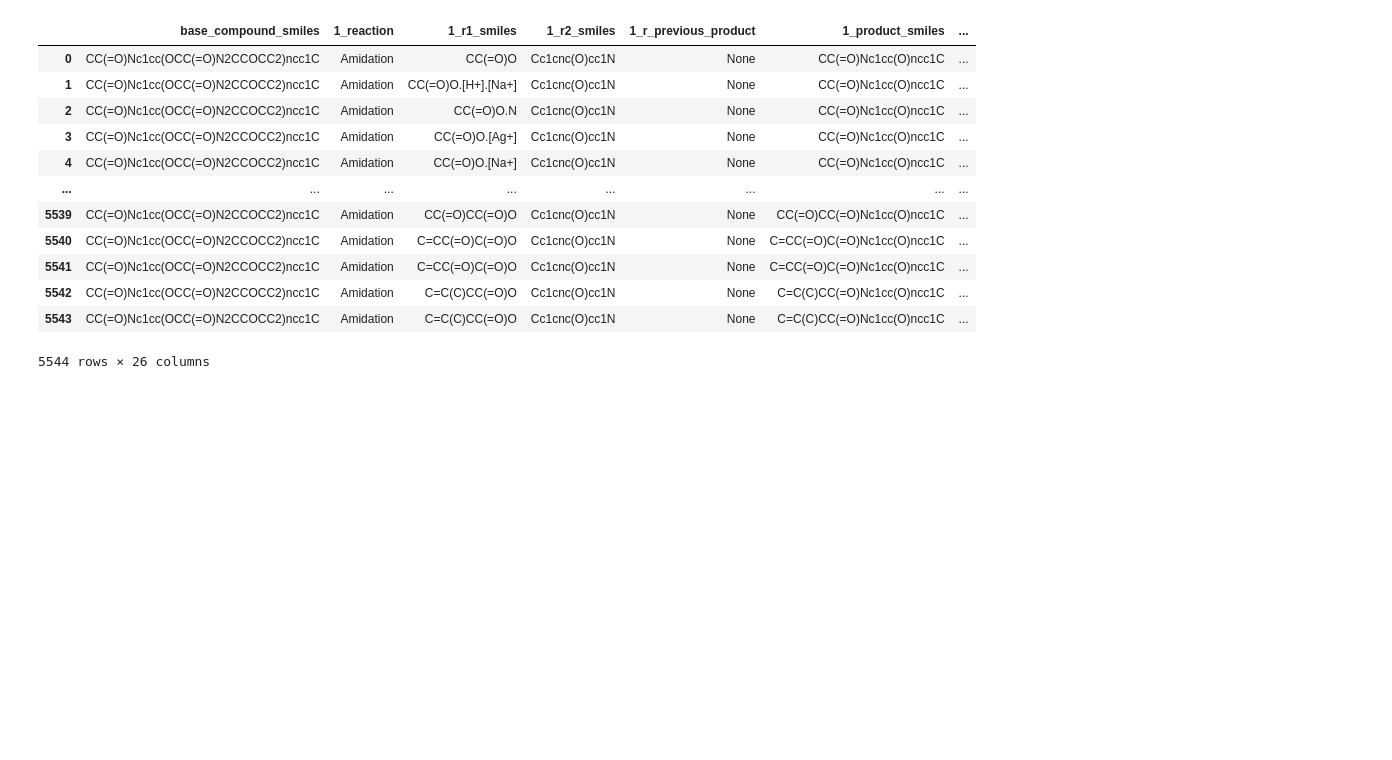
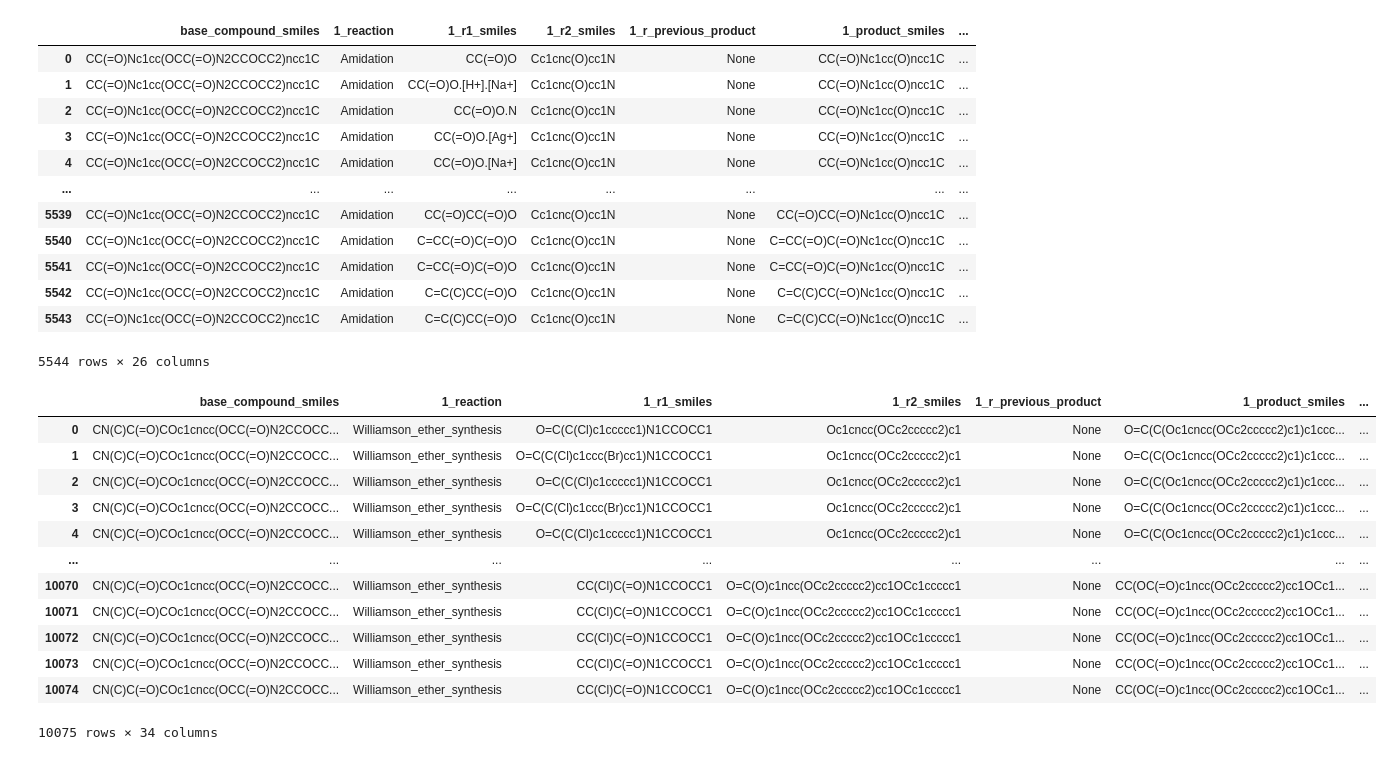
Before and after one commit to kate-fie/EV-A71-2A-syndirella-run, a Jupyter notebook: placements_april8/look_at_to_hippo.ipynb, the cells around one changed output. Drawn from its saved outputs; the diff is of its cells as text; code cells hidden in the pictures; blank space fills up the shorter version.

Commit message:
running repeat placements

```diff
--- a/placements_april8/look_at_to_hippo.ipynb
+++ b/placements_april8/look_at_to_hippo.ipynb
@@ -96,3 +96,20 @@ df
 | 5542 | CC(=O)Nc1cc(OCC(=O)N2CCOCC2)ncc1C | Amidation | C=C(C)CC(=O)O | Cc1cnc(O)cc1N | None | C=C(C)CC(=O)Nc1cc(O)ncc1C | ... |
 | 5543 | CC(=O)Nc1cc(OCC(=O)N2CCOCC2)ncc1C | Amidation | C=C(C)CC(=O)O | Cc1cnc(O)cc1N | None | C=C(C)CC(=O)Nc1cc(O)ncc1C | ... |
 5544 rows × 26 columns
+# %%
+df = pd.read_pickle('/Users/kate_fieseler/PycharmProjects/EV-A71-2A-syndirella-run/placements_april8/VQRSSBXPBMCVSS-UHFFFAOYSA-N_6TZ25m_to_hippo.pkl.gz')
+df
+# %% [output]
+|  | base_compound_smiles | 1_reaction | 1_r1_smiles | 1_r2_smiles | 1_r_previous_product | 1_product_smiles | ... |
+| 0 | CN(C)C(=O)COc1cncc(OCC(=O)N2CCOCC... | Williamson_ether_synthesis | O=C(C(Cl)c1ccccc1)N1CCOCC1 | Oc1cncc(OCc2ccccc2)c1 | None | O=C(C(Oc1cncc(OCc2ccccc2)c1)c1ccc... | ... |
+| 1 | CN(C)C(=O)COc1cncc(OCC(=O)N2CCOCC... | Williamson_ether_synthesis | O=C(C(Cl)c1ccc(Br)cc1)N1CCOCC1 | Oc1cncc(OCc2ccccc2)c1 | None | O=C(C(Oc1cncc(OCc2ccccc2)c1)c1ccc... | ... |
+| 2 | CN(C)C(=O)COc1cncc(OCC(=O)N2CCOCC... | Williamson_ether_synthesis | O=C(C(Cl)c1ccccc1)N1CCOCC1 | Oc1cncc(OCc2ccccc2)c1 | None | O=C(C(Oc1cncc(OCc2ccccc2)c1)c1ccc... | ... |
+| 3 | CN(C)C(=O)COc1cncc(OCC(=O)N2CCOCC... | Williamson_ether_synthesis | O=C(C(Cl)c1ccc(Br)cc1)N1CCOCC1 | Oc1cncc(OCc2ccccc2)c1 | None | O=C(C(Oc1cncc(OCc2ccccc2)c1)c1ccc... | ... |
+| 4 | CN(C)C(=O)COc1cncc(OCC(=O)N2CCOCC... | Williamson_ether_synthesis | O=C(C(Cl)c1ccccc1)N1CCOCC1 | Oc1cncc(OCc2ccccc2)c1 | None | O=C(C(Oc1cncc(OCc2ccccc2)c1)c1ccc... | ... |
+| ... | ... | ... | ... | ... | ... | ... | ... |
+| 10070 | CN(C)C(=O)COc1cncc(OCC(=O)N2CCOCC... | Williamson_ether_synthesis | CC(Cl)C(=O)N1CCOCC1 | O=C(O)c1ncc(OCc2ccccc2)cc1OCc1ccccc1 | None | CC(OC(=O)c1ncc(OCc2ccccc2)cc1OCc1... | ... |
+| 10071 | CN(C)C(=O)COc1cncc(OCC(=O)N2CCOCC... | Williamson_ether_synthesis | CC(Cl)C(=O)N1CCOCC1 | O=C(O)c1ncc(OCc2ccccc2)cc1OCc1ccccc1 | None | CC(OC(=O)c1ncc(OCc2ccccc2)cc1OCc1... | ... |
+| 10072 | CN(C)C(=O)COc1cncc(OCC(=O)N2CCOCC... | Williamson_ether_synthesis | CC(Cl)C(=O)N1CCOCC1 | O=C(O)c1ncc(OCc2ccccc2)cc1OCc1ccccc1 | None | CC(OC(=O)c1ncc(OCc2ccccc2)cc1OCc1... | ... |
+| 10073 | CN(C)C(=O)COc1cncc(OCC(=O)N2CCOCC... | Williamson_ether_synthesis | CC(Cl)C(=O)N1CCOCC1 | O=C(O)c1ncc(OCc2ccccc2)cc1OCc1ccccc1 | None | CC(OC(=O)c1ncc(OCc2ccccc2)cc1OCc1... | ... |
+| 10074 | CN(C)C(=O)COc1cncc(OCC(=O)N2CCOCC... | Williamson_ether_synthesis | CC(Cl)C(=O)N1CCOCC1 | O=C(O)c1ncc(OCc2ccccc2)cc1OCc1ccccc1 | None | CC(OC(=O)c1ncc(OCc2ccccc2)cc1OCc1... | ... |
+10075 rows × 34 columns
```
Also changed, not shown: parts of 2 cells of this notebook, 12 other files.
